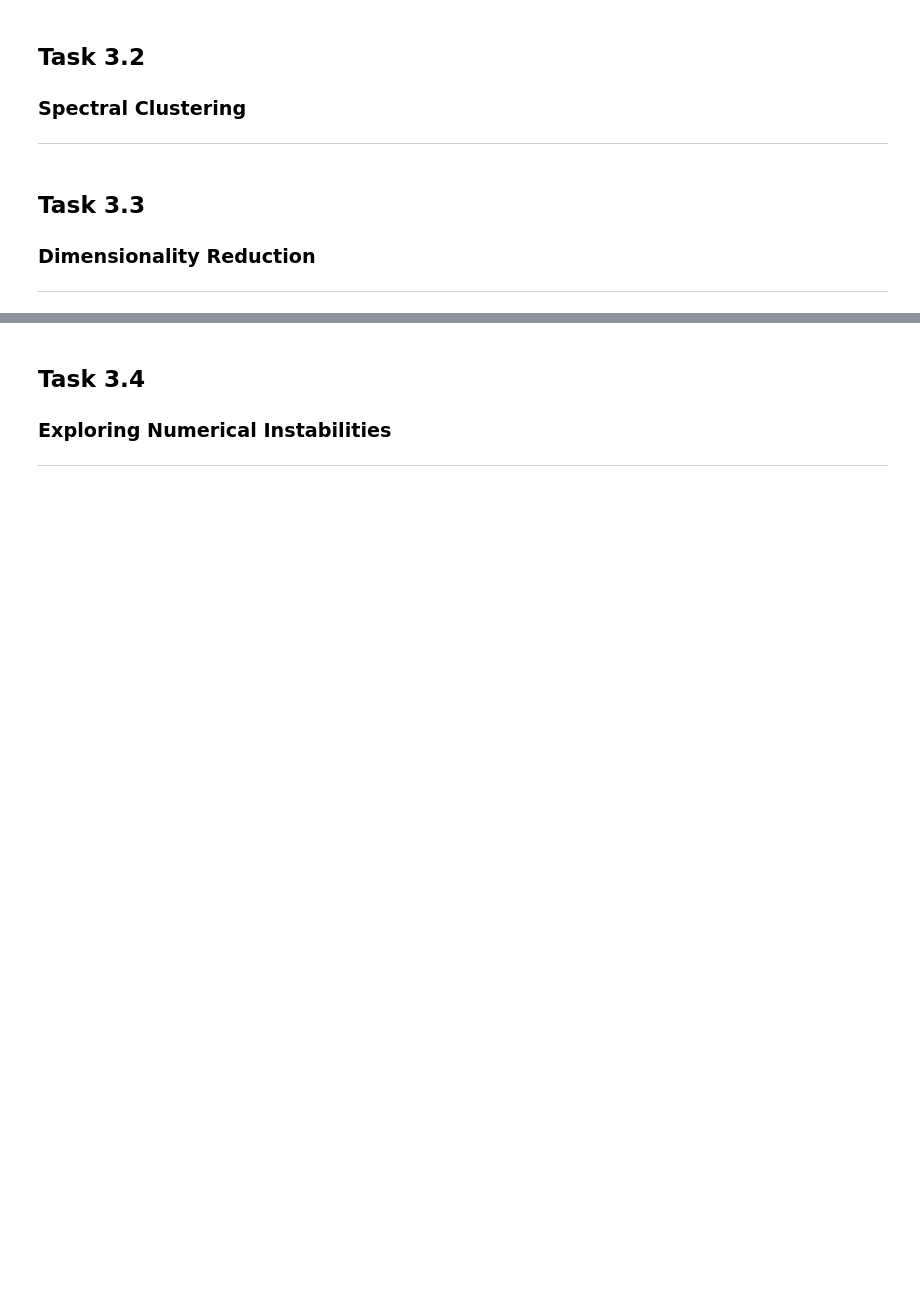
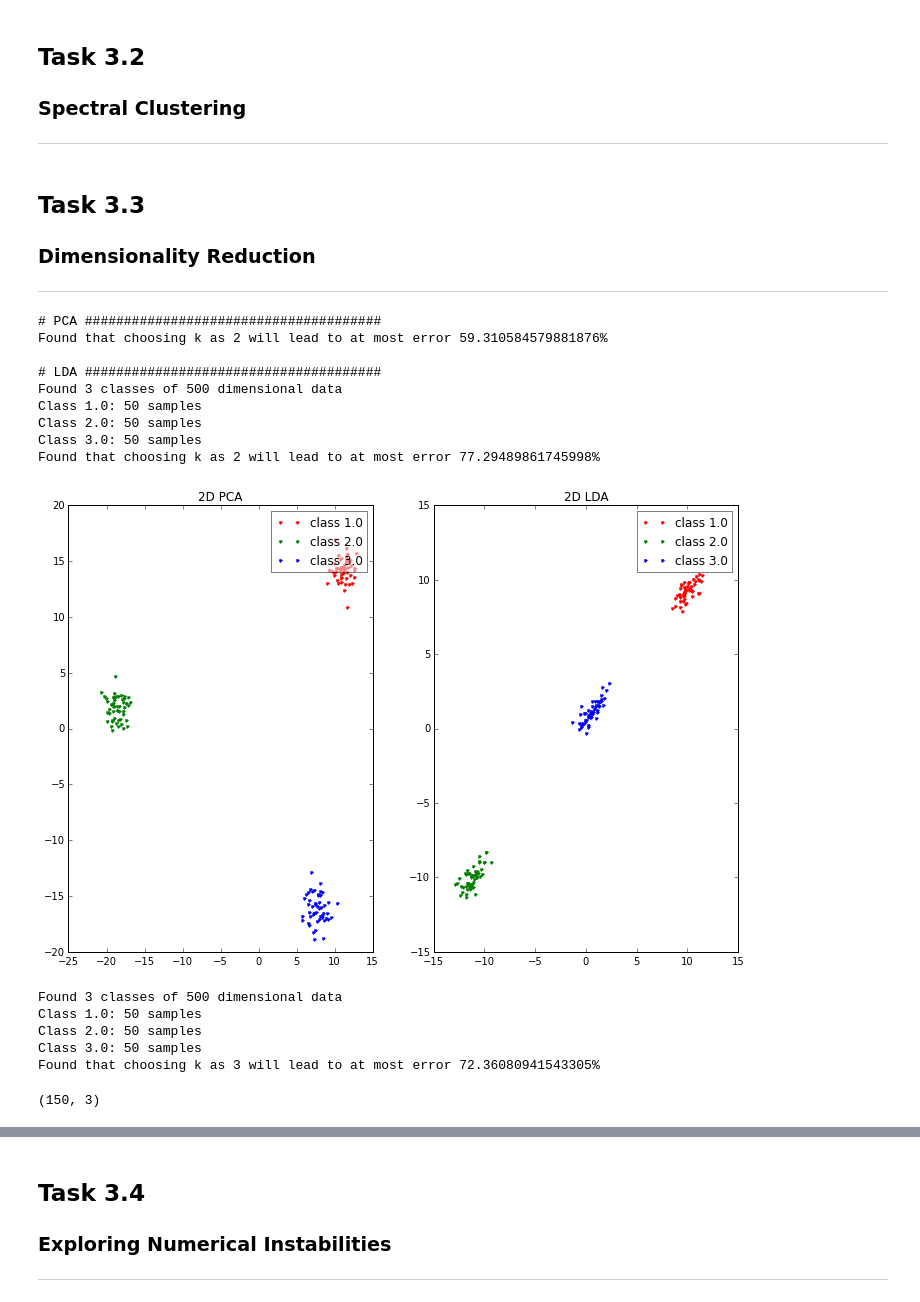
Before and after one commit to motjuste/patt-rex, a Jupyter notebook: project-03-demo.ipynb, the cells around one changed output, grey strips where cells are left out. Cells and saved outputs as stored; diff of their text form; code cells hidden in the pictures; blank space fills up the shorter version.

```diff
--- a/project-03-demo.ipynb
+++ b/project-03-demo.ipynb
@@ -35,3 +35,43 @@ import pattrex.plotting_mpl as plt_rex
 ## Task 3.3
 ### Dimensionality Reduction
 ***
+# %%
+data_X = np.genfromtxt("./data/data-dimred-X.csv", delimiter=',')
+data_y = np.genfromtxt("./data/data-dimred-y.csv", delimiter=',')
+# %%
+def demo_3(X, y, k, err=0.0, ddof=0, use_eigh=True):
+    print("\n# PCA ######################################")
+    res_pca = dim_rex.pca(X, k=k, err=err, use_eigh=use_eigh)
+
+    print("\n# LDA ######################################")
+    res_lda = lda(X, y, k=k, err=err, use_eigh=use_eigh, ddof=ddof)
+
+    projections = [res_pca[0], res_lda[0]]
+    classes = np.unique(y)
+
+    # Plotting
+    fig = plt.figure(figsize=(12, 8))
+    sbp = [1, 2, 0]
+
+    for p, t in zip(projections, ["{}D PCA".format(k), "{}D LDA".format(k)]):
+        sbp[-1] += 1
+        ax = fig.add_subplot(*sbp)
+        for c, h in zip(classes, ['r.', 'g.', 'b.']):
+            plt_rex.plot2d(p[y == c], False,
+                           axs=ax, hatch=h, show=False,
+                           plotlabel="class {}".format(c), title=t)
+
+    return res_pca, res_lda
+# %%
+res_pca, res_lda = demo_3(data_X, data_y, 2)
+# %% [output]
+# PCA ######################################
+Found that choosing k as 2 will lead to at most error 59.310584579881876%
+
+# LDA ######################################
+Found 3 classes of 500 dimensional data
+Class 1.0: 50 samples
+Class 2.0: 50 samples
+Class 3.0: 50 samples
+Found that choosing k as 2 will lead to at most error 77.29489861745998%
+[figure, added]
@@ -37,0 +151,12 @@ import pattrex.plotting_mpl as plt_rex
+# %%
+res = lda(data_X, data_y, k=3)
+# %% [output]
+Found 3 classes of 500 dimensional data
+Class 1.0: 50 samples
+Class 2.0: 50 samples
+Class 3.0: 50 samples
+Found that choosing k as 3 will lead to at most error 72.36080941543305%
+# %%
+res[0].shape
+# %% [output]
+(150, 3)
```
Also changed, not shown: parts of 10 cells of this notebook, 2 other files.
